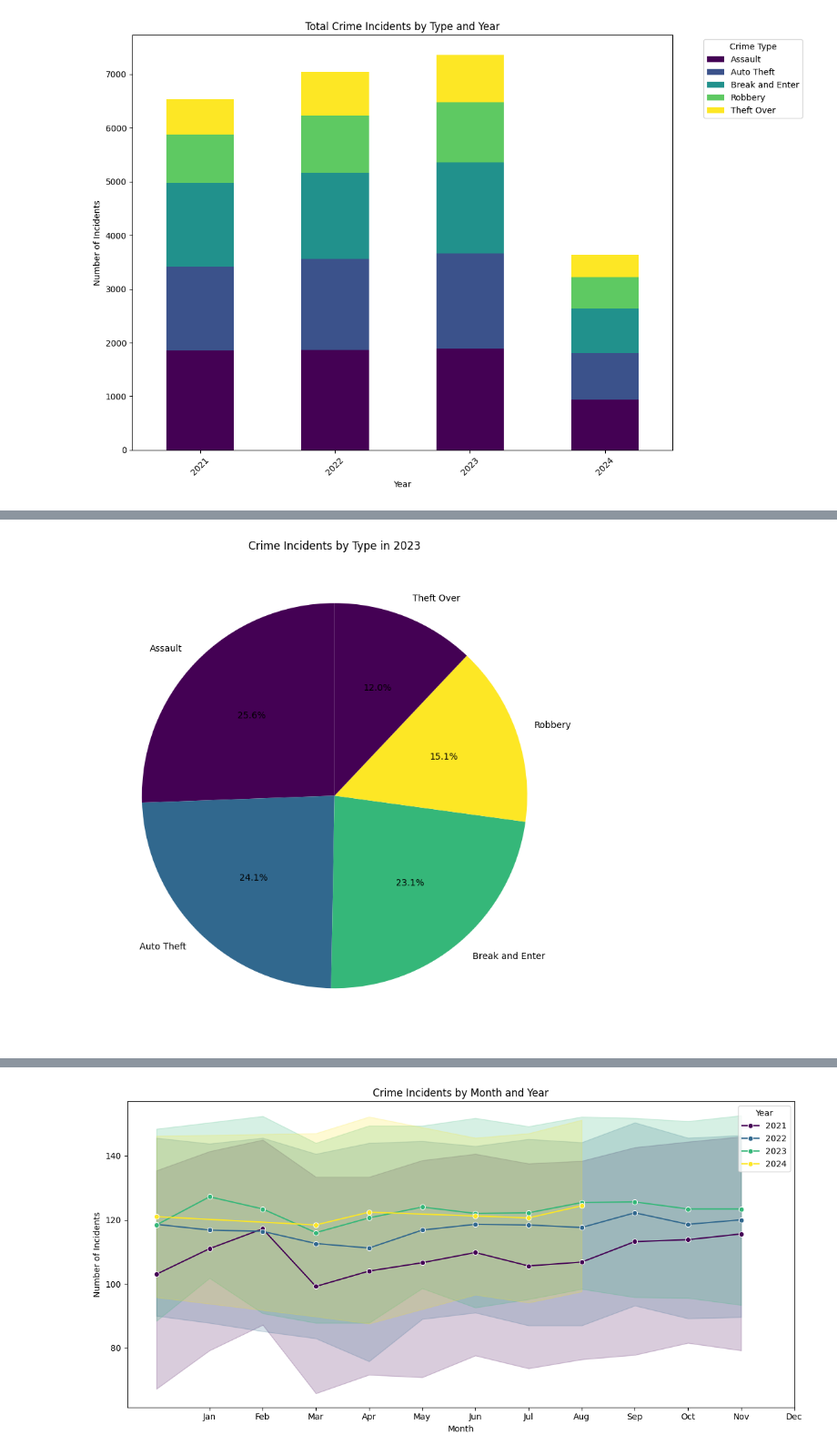
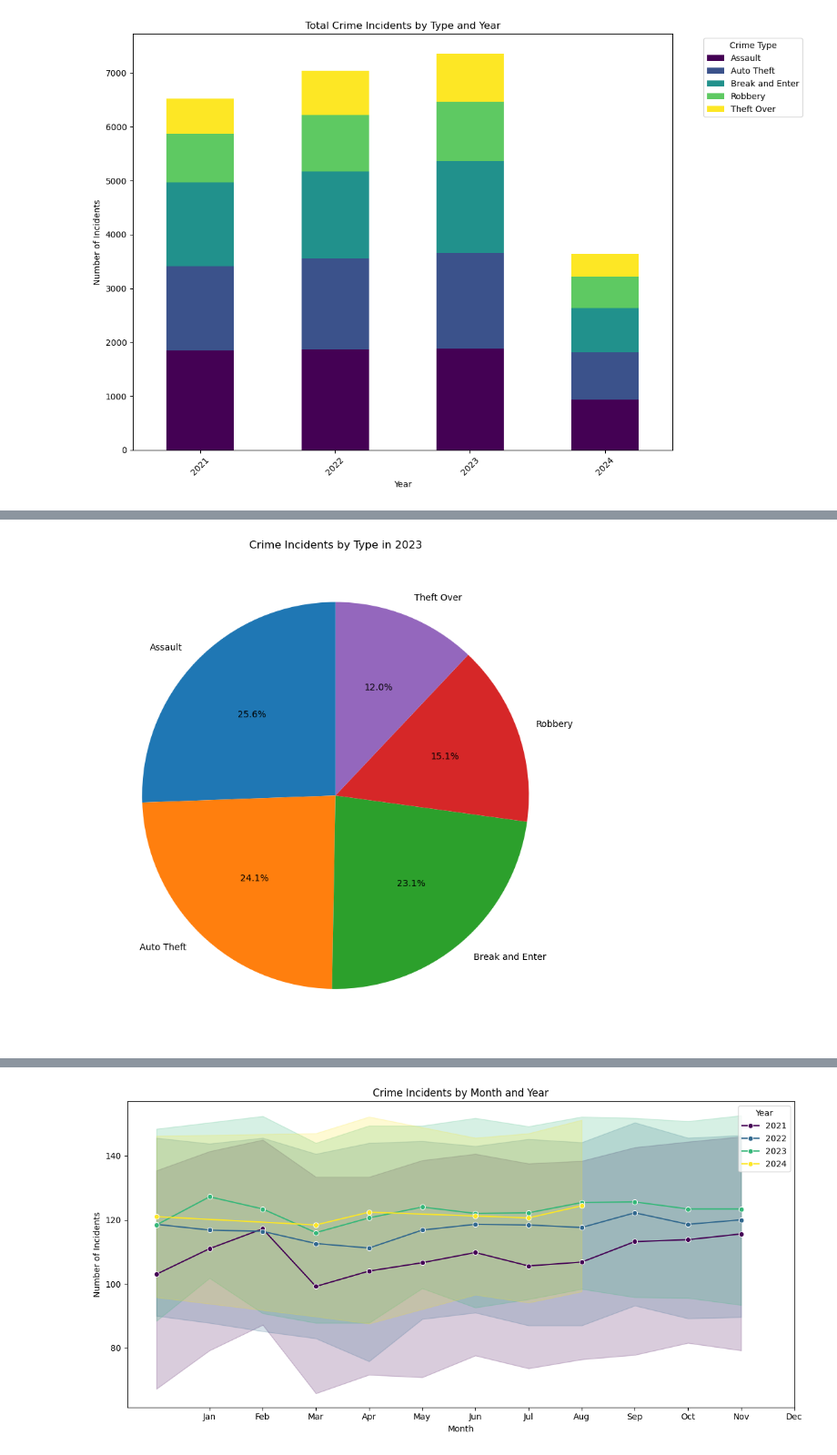
Before and after one commit to bhanotlavanya/Project_4_Crime_Prediction, a Jupyter notebook: crime_visualizations (3).ipynb, the cells around one changed output, grey strips where cells are left out. Shown at 91% size. Cells and saved outputs as stored; diff of their text form; code cells hidden in the pictures.

```diff
--- a/crime_visualizations (3).ipynb
+++ b/crime_visualizations (3).ipynb
@@ -441,15 +441,15 @@ plt.show()
 # %%
 crime_2023 = crime_by_year_category.loc[2023]
 
 # Plotting
 plt.figure(figsize=(8, 8))
-plt.pie(crime_2023, labels=crime_2023.index, autopct='%1.1f%%', startangle=90, colors=colors)
+plt.pie(crime_2023, labels=crime_2023.index, autopct='%1.1f%%', startangle=90)
 
 plt.title('Crime Incidents by Type in 2023')
 plt.tight_layout()
 plt.show()
 # %% [output]
-[figure, old version]
+[figure, new version]
 # %%
 crime_2024 = crime_by_year_category.loc[2024]
 
```
Also changed, not shown: parts of 5 cells of this notebook.
